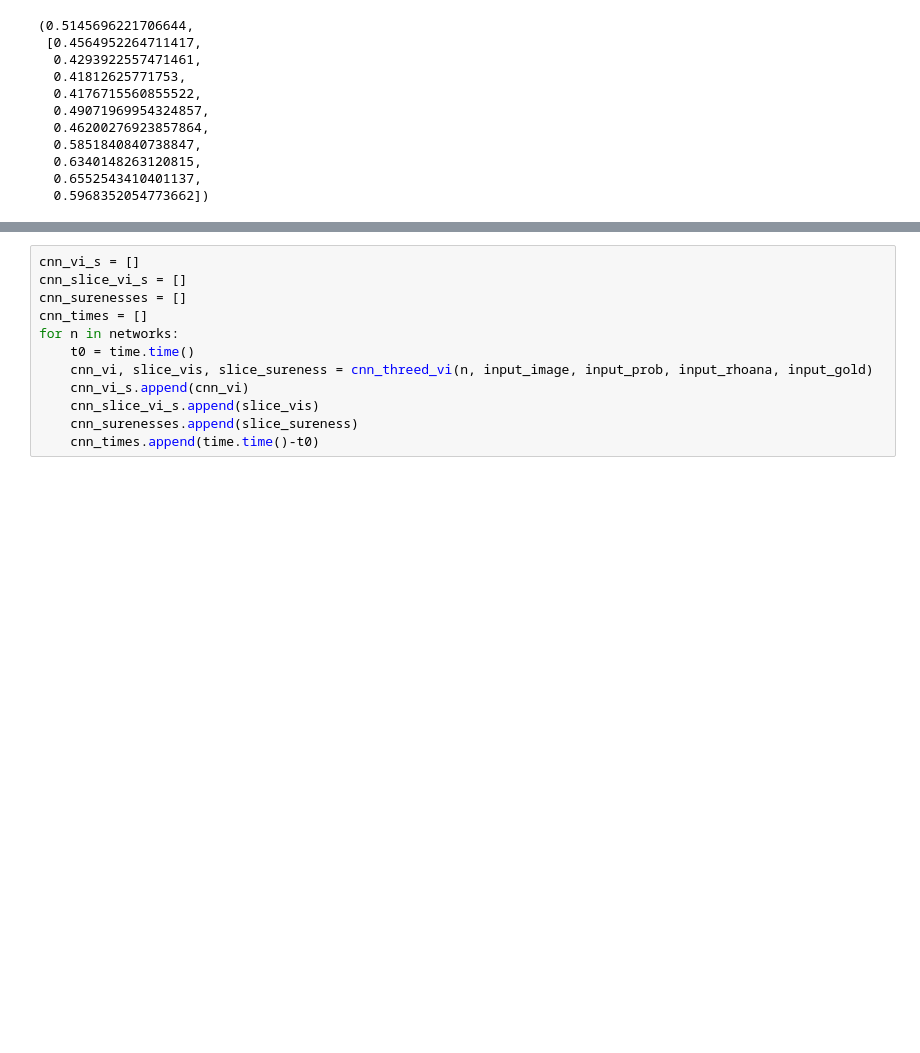
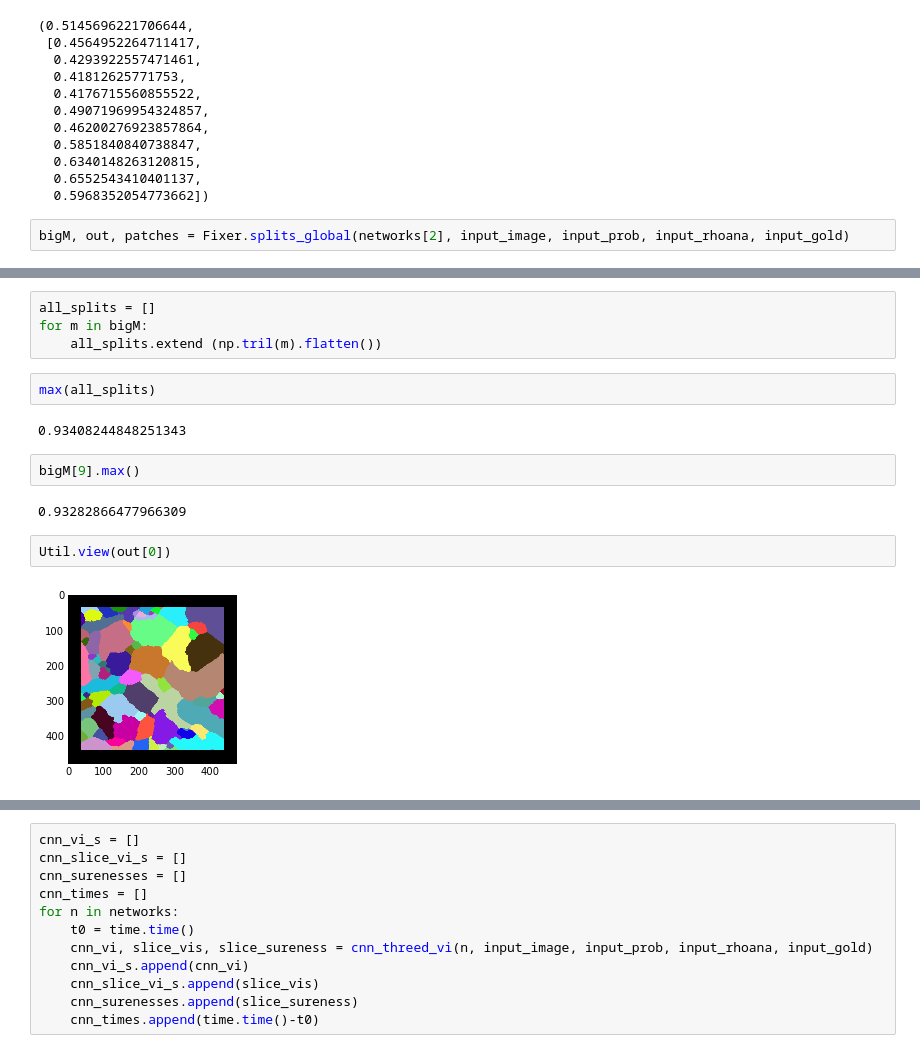
Before and after one commit to VCG/em-quality-metric, a Jupyter notebook: Reignite/DOJO_USER_STUDY-Network3.ipynb, the cells around one changed output, grey strips where cells are left out. Drawn from its saved outputs; the diff is of its cells as text; blank space fills up the shorter version.

```diff
--- a/Reignite/DOJO_USER_STUDY-Network3.ipynb
+++ b/Reignite/DOJO_USER_STUDY-Network3.ipynb
@@ -137,3 +137,5 @@ threed_vi(input_gold, input_rhoana)
   0.6340148263120815,
   0.6552543410401137,
   0.5968352054773662])
+# %%
+bigM, out, patches = Fixer.splits_global(networks[2], input_image, input_prob, input_rhoana, input_gold)
@@ -139,0 +254,16 @@ threed_vi(input_gold, input_rhoana)
+# %%
+all_splits = []
+for m in bigM:
+    all_splits.extend (np.tril(m).flatten())
+# %%
+max(all_splits)
+# %% [output]
+0.93408244848251343
+# %%
+bigM[9].max()
+# %% [output]
+0.93282866477966309
+# %%
+Util.view(out[0])
+# %% [output]
+[figure, added]
```
Also changed, not shown: parts of 19 cells of this notebook, 29 other files.
